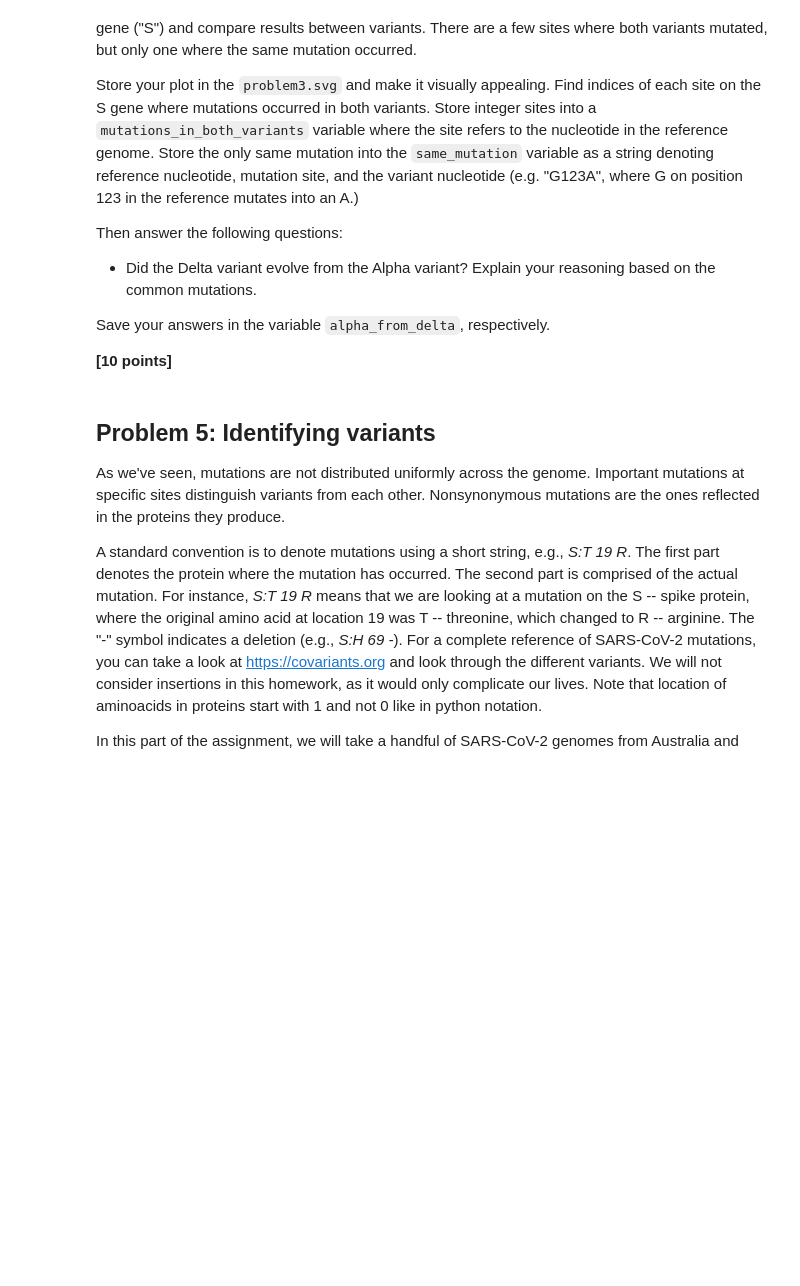
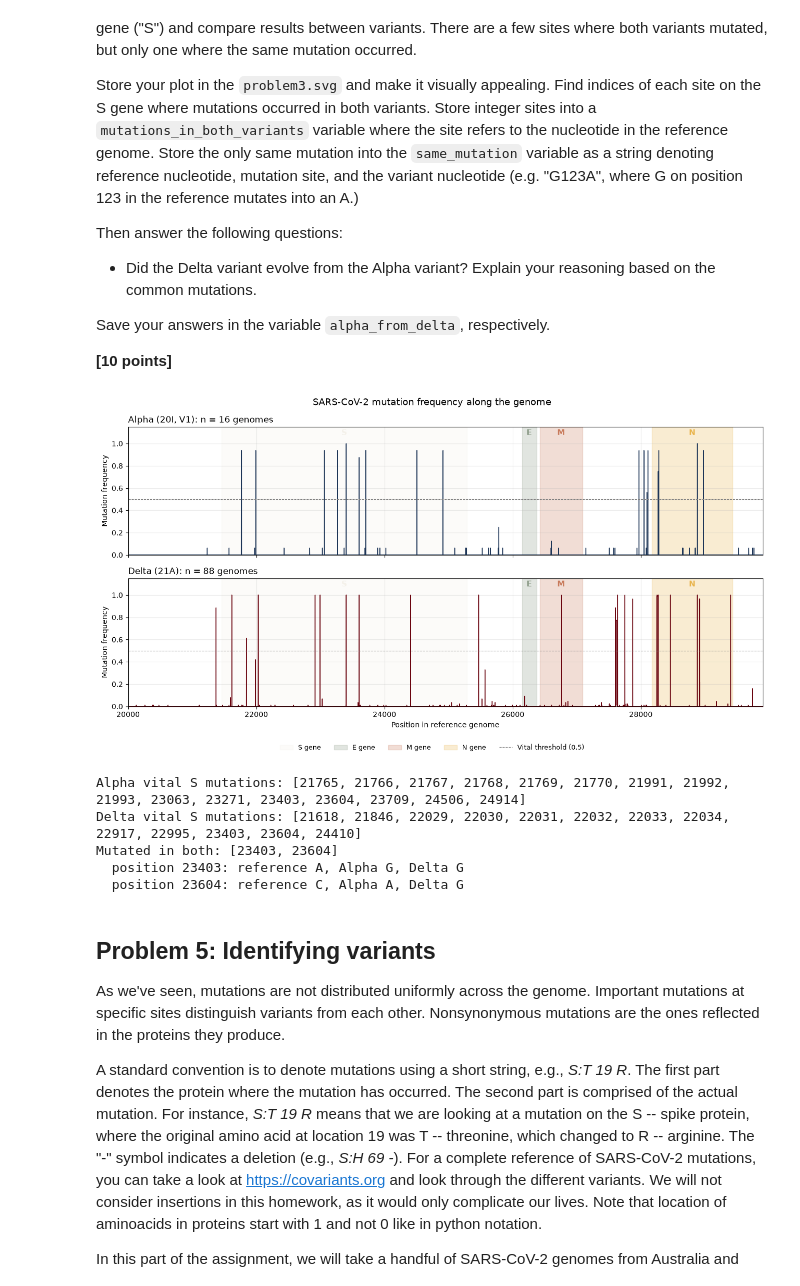
Before and after one commit to anisabrarr/assign_viral_evo, a Jupyter notebook: viral_evo_workbook.ipynb, the cells around one changed output. Saved outputs shown, nothing was run; the diff lists cells and outputs as text; code cells hidden in the pictures; blank space fills up the shorter version.

Commit message:
Problem 4 and other minor edits

```diff
--- a/viral_evo_workbook.ipynb
+++ b/viral_evo_workbook.ipynb
@@ -326,4 +333,83 @@ delta_variants =  ["EPI_ISL_1904460", "EPI_ISL_1904466", "EPI_ISL_1904469", "EPI
                    "EPI_ISL_7748623", "EPI_ISL_7748687", "EPI_ISL_7621974", "EPI_ISL_8901160", "EPI_ISL_10116719",
                    "EPI_ISL_8901318", "EPI_ISL_8901337", "EPI_ISL_10116652", "EPI_ISL_8900986", "EPI_ISL_8901124",
                    "EPI_ISL_8901168", "EPI_ISL_8901097", "EPI_ISL_10116931"]
+# %%
+import matplotlib.pyplot as plt
+from collections import Counter
+
+genomes = {}
+for record in SeqIO.parse("data/p1-sars-cov-2-variants.fasta", "fasta"):
+    accession = record.description.split("|")[0]
+    sequence = str(record.seq)
+    left = len(sequence) - len(sequence.lstrip("-"))
+    right = len(sequence) - len(sequence.rstrip("-"))
+    sequence = "N" * left + sequence.strip("-") + "N" * right
+    genomes[accession] = sequence
+
+reference_array = np.array(list(reference))
+
+def mutation_frequency(variant_ids):
+    matrix = np.array([list(genomes[i]) for i in variant_ids])
+    is_mutation = (matrix != reference_array) & (matrix != "N")
+    return is_mutation.mean(axis=0)
+
+alpha_freq = mutation_frequency(alpha_variants)
+delta_freq = mutation_frequency(delta_variants)
+
+positions = np.arange(1, len(reference) + 1)
+start_plot = 20000
+gene_colours = {"S": "#2F3E46", "E": "#8A9A86", "M": "#C87A5B", "N": "#E9B44C"}
+
+fig, axes = plt.subplots(2, 1, figsize=(13, 7), sharex=True)
+
+for ax, freq, name, n, line_colour in zip(
+        axes,
+        [alpha_freq, delta_freq],
+        ["Alpha (20I, V1)", "Delta (21A)"],
+        [len(alpha_variants), len(delta_variants)],
+        ["#1d3557", "#6a040f"]):
+
+    for gene, (g_start, g_end) in gene_locations.items():
+        ax.axvspan(g_start, g_end, color=gene_colours[gene], alpha=0.25, label=f"{gene} gene")
+        ax.text((g_start + g_end) / 2, 1.06, gene, ha="center", va="bottom",
+                fontsize=11, fontweight="bold", color=gene_colours[gene])
+
+    ax.plot(positions[start_plot - 1:], freq[start_plot - 1:], color=line_colour, lw=1)
+
+    ax.axhline(0.5, color="grey", ls="--", lw=0.8, label="Vital threshold (0.5)")
+
+    ax.set_ylim(0, 1.15)
+    ax.set_ylabel("Mutation frequency")
+    ax.set_title(f"{name}: n = {n} genomes", loc="left")
+    ax.grid(alpha=0.25)
+
+axes[1].set_xlabel("Position in reference genome")
+axes[1].set_xlim(start_plot, len(reference))
+handles, labels = axes[0].get_legend_handles_labels()
+fig.legend(handles, labels, loc="lower center", ncol=5, fontsize=9, frameon=False)
+fig.suptitle("SARS-CoV-2 mutation frequency along the genome", fontsize=13)
+fig.tight_layout(rect=(0, 0.05, 1, 1))
+fig.savefig("problem3.svg")
+plt.show()
+
+s_start, s_end = gene_locations["S"]
+alpha_vital = [p for p in range(s_start, s_end + 1) if alpha_freq[p - 1] > 0.5]
+delta_vital = [p for p in range(s_start, s_end + 1) if delta_freq[p - 1] > 0.5]
+print("Alpha vital S mutations:", alpha_vital)
+print("Delta vital S mutations:", delta_vital)
+
+both = sorted(set(alpha_vital) & set(delta_vital))
+print("Mutated in both:", both)
+
+for p in both:
+    alpha_base = Counter(genomes[i][p - 1] for i in alpha_variants).most_common(1)[0][0]
+    delta_base = Counter(genomes[i][p - 1] for i in delta_variants).most_common(1)[0][0]
+    print(f"  position {p}: reference {reference[p-1]}, Alpha {alpha_base}, Delta {delta_base}")
+# %% [output]
+[figure, added]
+Alpha vital S mutations: [21765, 21766, 21767, 21768, 21769, 21770, 21991, 21992, 21993, 23063, 23271, 23403, 23604, 23709, 24506, 24914]
+Delta vital S mutations: [21618, 21846, 22029, 22030, 22031, 22032, 22033, 22034, 22917, 22995, 23403, 23604, 24410]
+Mutated in both: [23403, 23604]
+  position 23403: reference A, Alpha G, Delta G
+  position 23604: reference C, Alpha A, Delta G
 # %%
```
Also changed, not shown: parts of 9 cells of this notebook, 2 other files.
